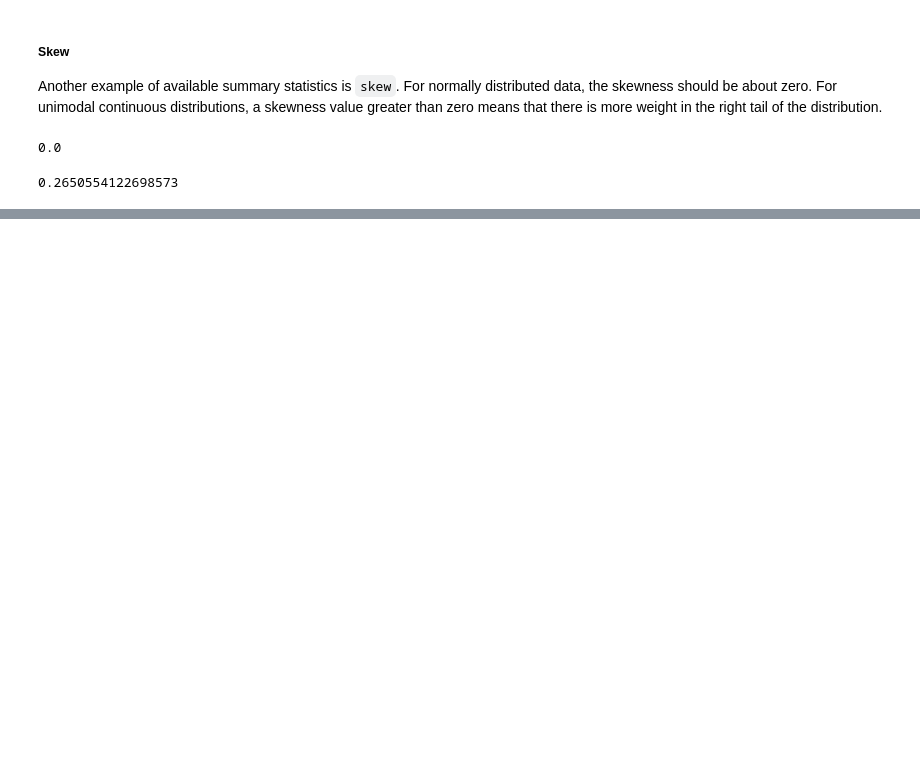
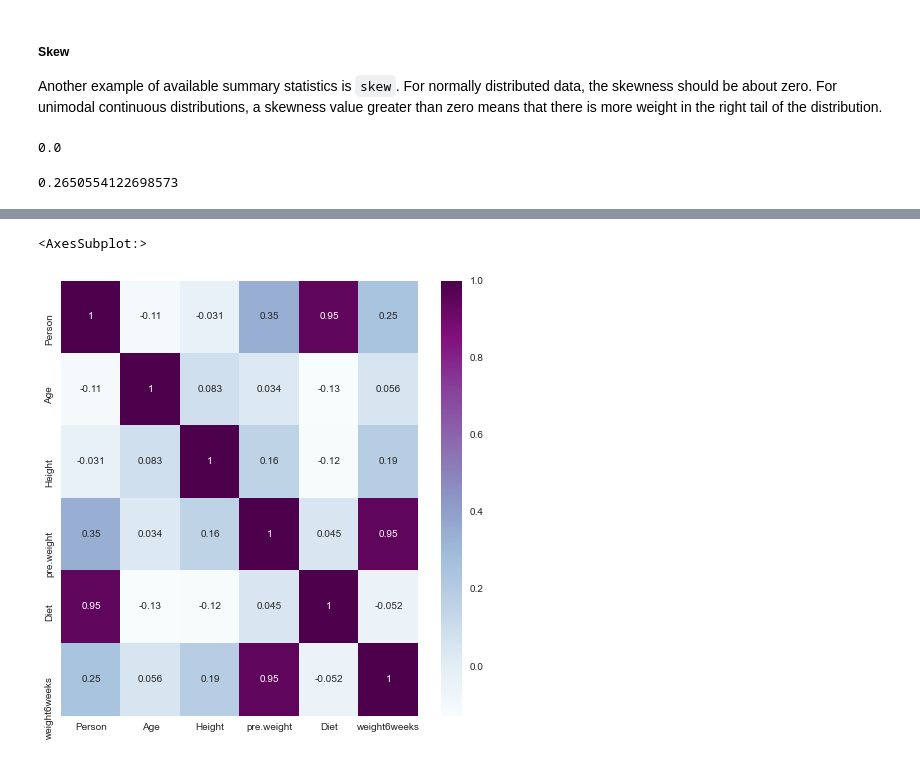
Before and after one commit to ShanePAustin/machine-learning-and-statistics, a Jupyter notebook: scipy-stats.ipynb, the cells around one changed output, grey strips where cells are left out. Cells and saved outputs as stored; diff of their text form; code cells hidden in the pictures; blank space fills up the shorter version.

```diff
--- a/scipy-stats.ipynb
+++ b/scipy-stats.ipynb
@@ -210,0 +223,3 @@ ss.skew([2, 8, 0, 4, 1, 9, 9, 0])
+# %%
+filename = ("./Diet_R.csv")
+df = pd.read_csv(filename)
@@ -210,0 +262,2 @@ ss.skew([2, 8, 0, 4, 1, 9, 9, 0])
+# %%
+df = df.drop([0, 1])
@@ -210,0 +332,6 @@ ss.skew([2, 8, 0, 4, 1, 9, 9, 0])
+# %%
+#Seaborn Plot of correlation
+sns.heatmap(df.corr(),cmap="BuPu", annot=True)
+# %% [output]
+<AxesSubplot:>
+[figure, added]
```
Also changed, not shown: parts of 26 cells of this notebook, 1 other file.
